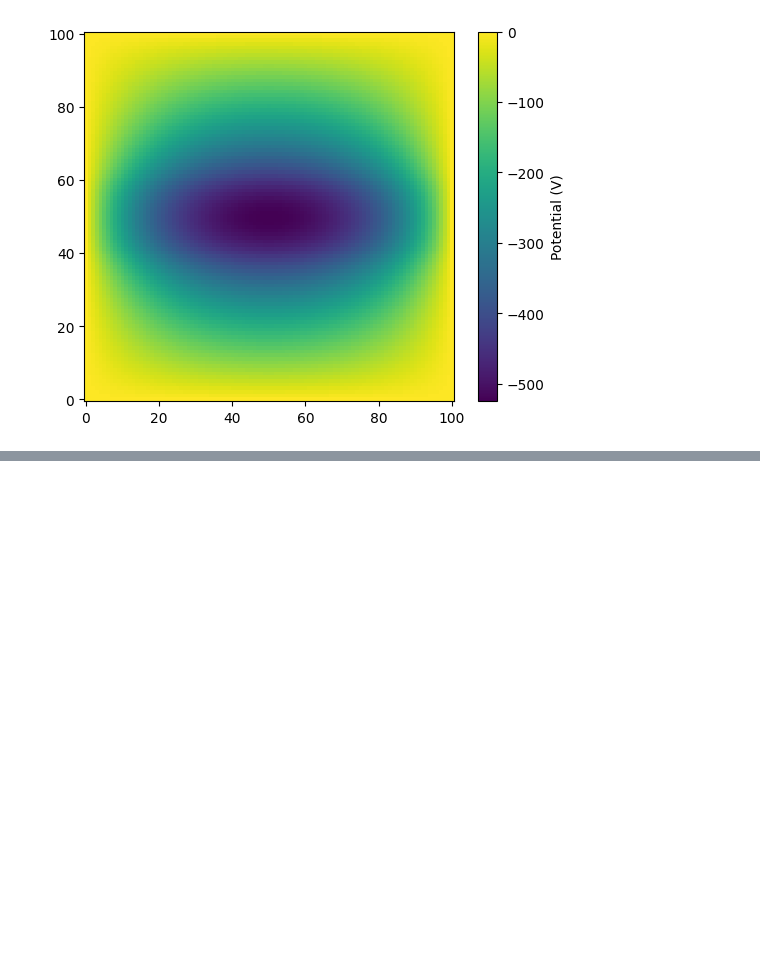
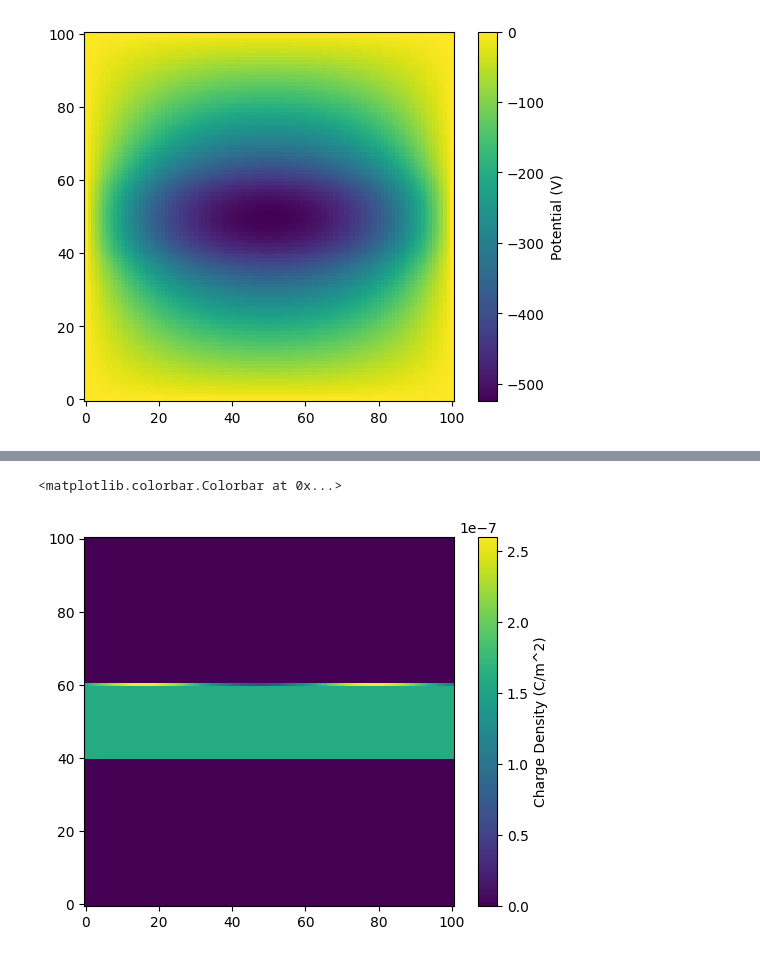
Before and after one commit to daisyabcxyz/Capstone-2025-2026, a Jupyter notebook: Matrix Inversion of Poisson.ipynb, the cells around one changed output, grey strips where cells are left out. Cells and saved outputs as stored; diff of their text form; code cells hidden in the pictures; blank space fills up the shorter version.

```diff
--- a/Matrix Inversion of Poisson.ipynb
+++ b/Matrix Inversion of Poisson.ipynb
@@ -149,0 +224,6 @@ plt.colorbar(label="Potential (V)",shrink=1)
+# %%
+plt.imshow(rho, origin = 'lower')
+plt.colorbar(label="Charge Density (C/m^2)",shrink=1)
+# %% [output]
+<matplotlib.colorbar.Colorbar at 0x...>
+[figure, added]
```
Also changed, not shown: parts of 6 cells of this notebook.
